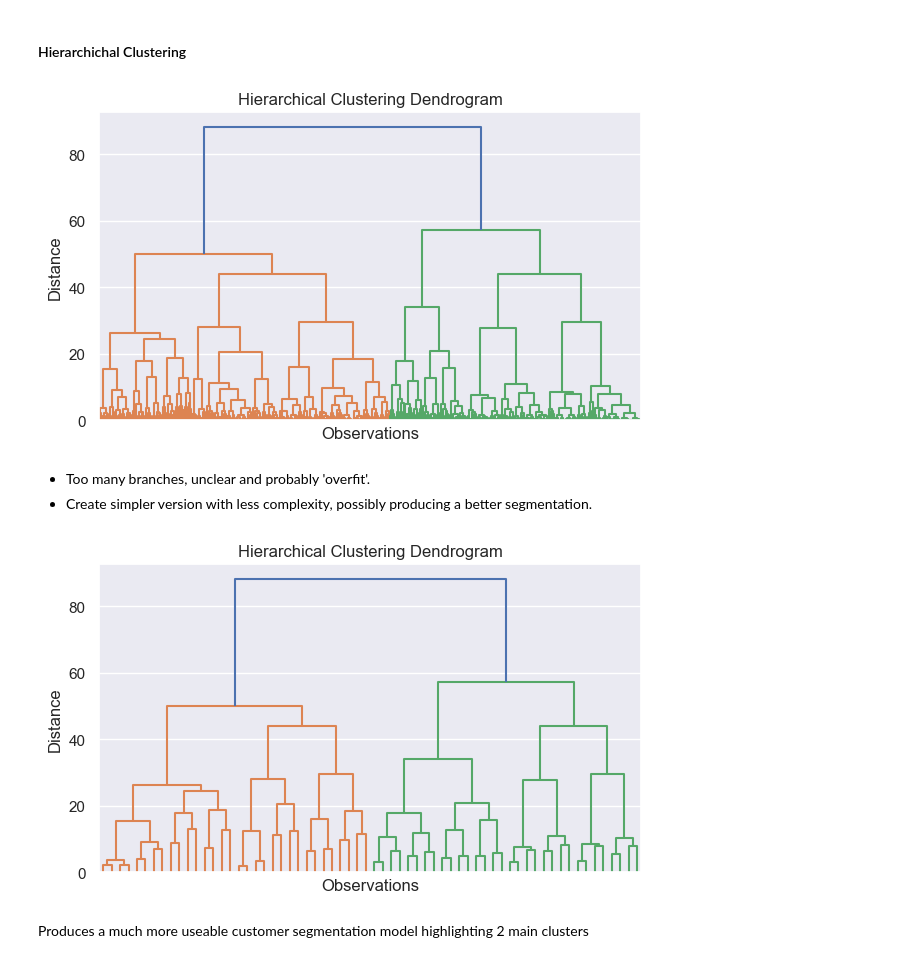
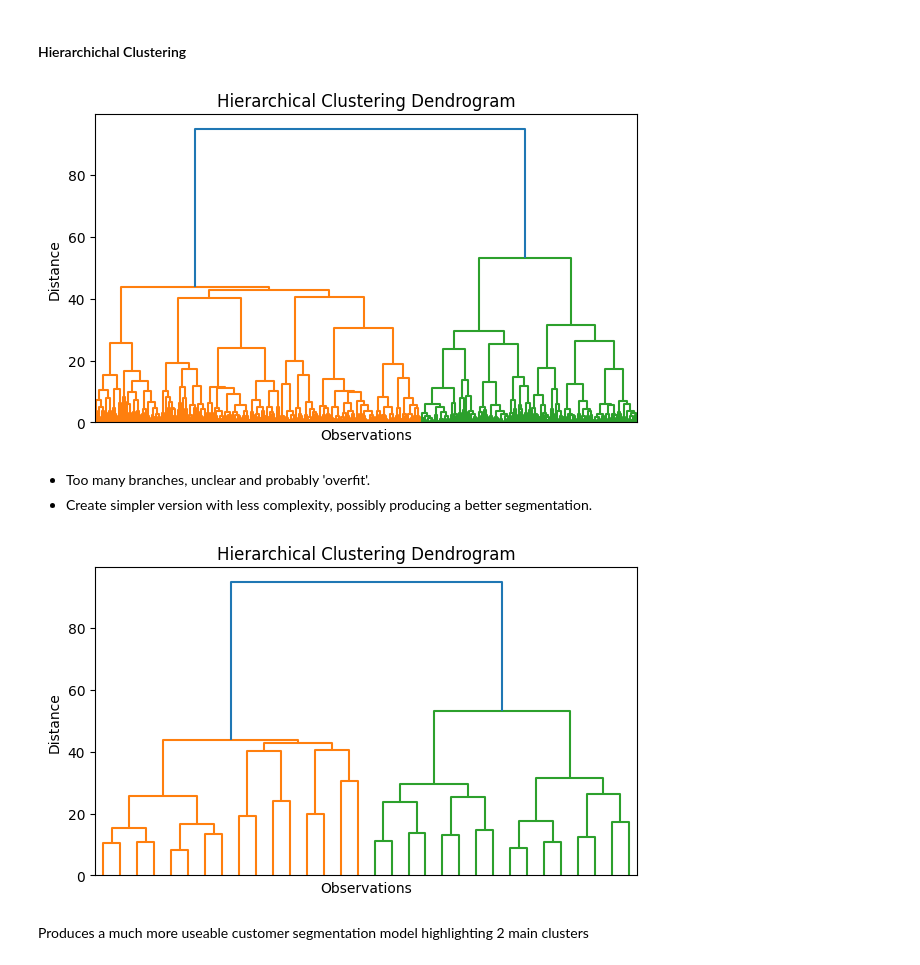
Before and after one commit to ScottsAnalysis/Customer-Segmentations_Python, a Jupyter notebook: Cust Segm_Hierarchical Clustering.ipynb, the cells around one changed output. Saved outputs shown, nothing was run; the diff lists cells and outputs as text; code cells hidden in the pictures.

```diff
--- a/Cust Segm_Hierarchical Clustering.ipynb
+++ b/Cust Segm_Hierarchical Clustering.ipynb
@@ -16,7 +16,6 @@ import matplotlib.pyplot as plt
 import numpy as np
 import pandas as pd
 import seaborn as sns
-sns.set()
 # %%
 # Label present working directory
 pwd = os.getcwd()
@@ -127,5 +126,5 @@ from sklearn.preprocessing import StandardScaler
 # Define scaler for standardisation
 scaler = StandardScaler()
 
-# Standardise all data within df
-segmentation_stdised = pd.DataFrame(scaler.fit_transform(data_num.iloc[:,1:7]))
+# Standardise all numerical features
+segmentation_stdised = pd.DataFrame(scaler.fit_transform(data_num.iloc[:,1:]))
@@ -155,25 +163,25 @@ plt.xlabel("Observations")
 
 plt.show()
 # %% [output]
-[figure, old version]
+[figure, new version]
 # %% [markdown]
 - Too many branches, unclear and probably 'overfit'.
 - Create simpler version with less complexity, possibly producing a better segmentation.
 # %%
-# Visualise new dendrogram constrained by adding truncate_mode to a maximum of 5 split levels (p)
+# Visualise new dendrogram constrained by adding truncate_mode to a maximum of 4 split levels (p)
 plt.figure(figsize=(7,4))
 dendrogram(hier_clust,
            truncate_mode="level",
-           p=5,
+           p=4,
            show_leaf_counts=False,
            no_labels=True)
 
 plt.title("Hierarchical Clustering Dendrogram")
 plt.ylabel("Distance")
 plt.xlabel("Observations")
 
 plt.show()
 # %% [output]
-[figure, old version]
+[figure, new version]
 # %% [markdown]
 Produces a much more useable customer segmentation model highlighting 2 main clusters
```
Also changed, not shown: parts of 3 cells of this notebook, 1 other file.
